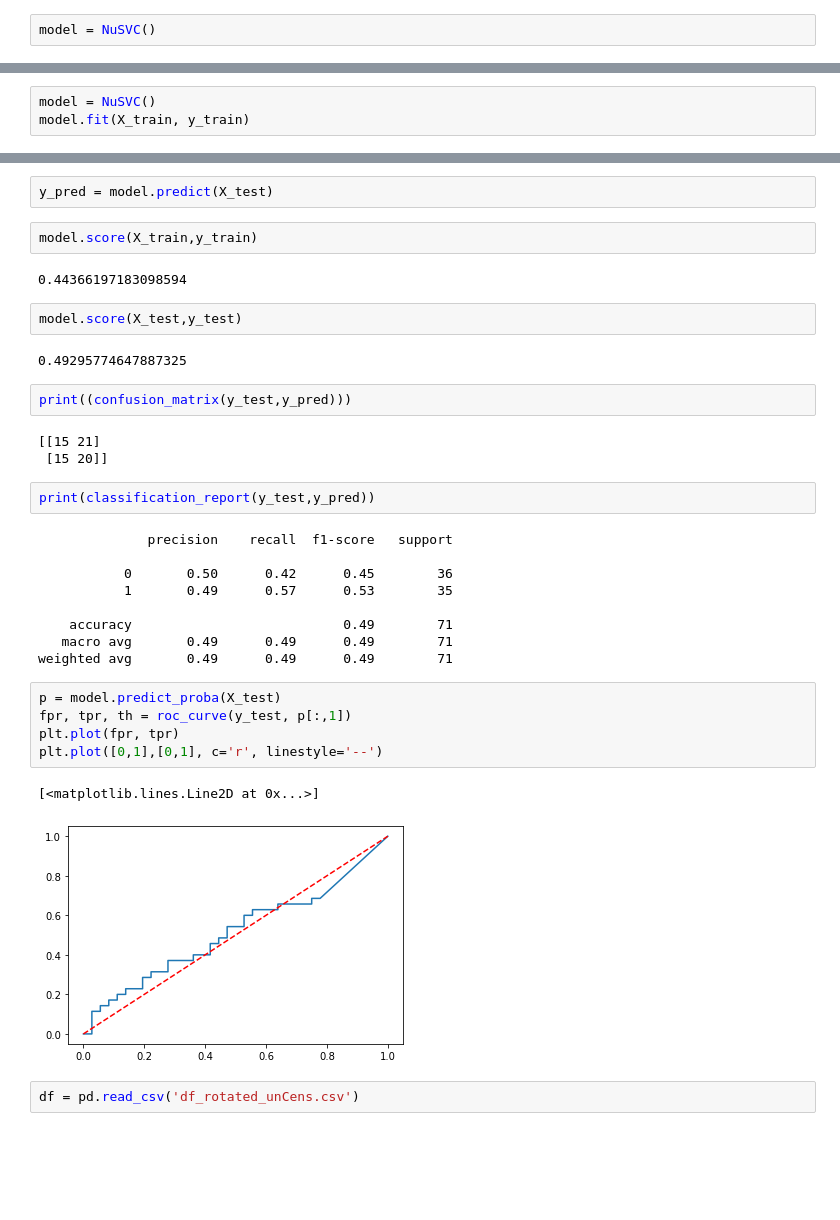
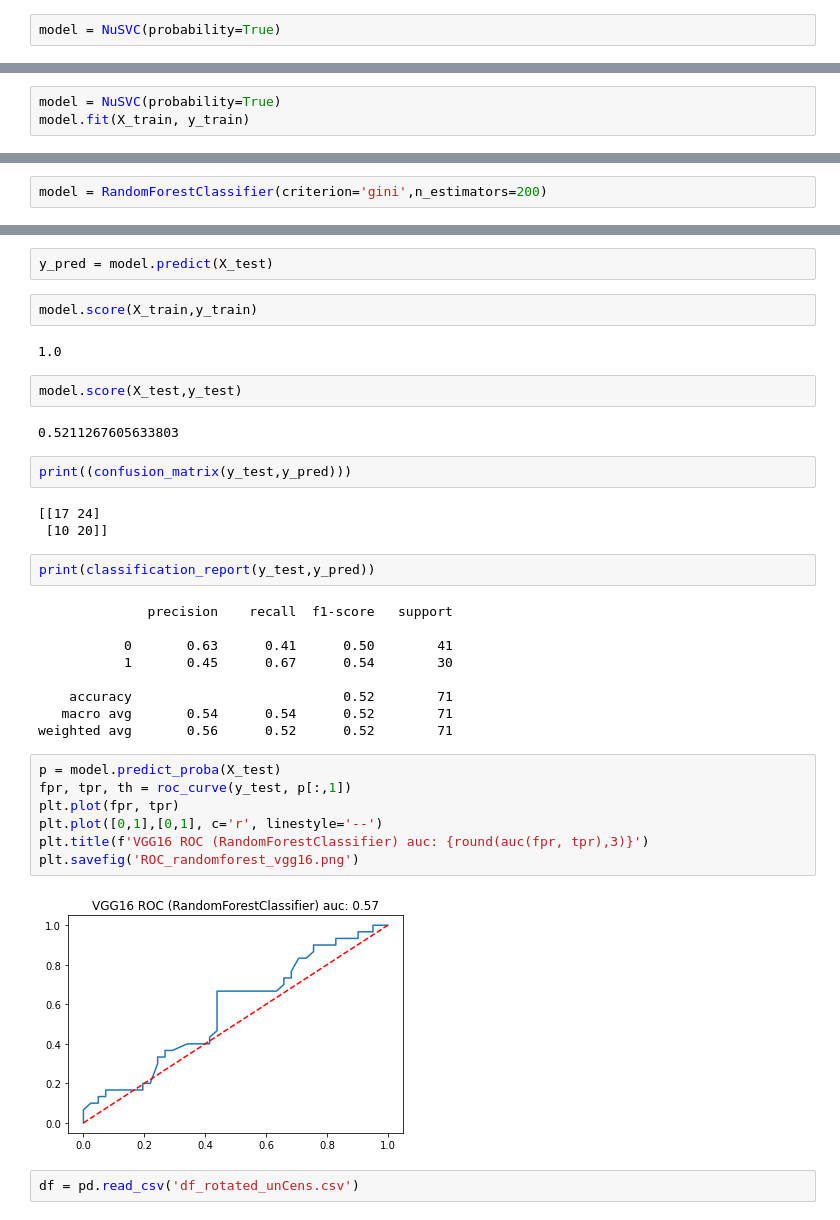
Before and after one commit to GerardDD/PR_Final_PeriapicalRadiography_Classification, a Jupyter notebook: Modelo/Model_creation.ipynb, the cells around one changed output, grey strips where cells are left out. Saved outputs shown, nothing was run; the diff lists cells and outputs as text; blank space fills up the shorter version.

Commit message:
created model_dataframe image, and ROC curves

```diff
--- a/Modelo/Model_creation.ipynb
+++ b/Modelo/Model_creation.ipynb
@@ -78,7 +78,7 @@ GaussianNB                         0.62               0.63     0.63      0.61
 RandomForestClassifier             0.62               0.63     0.63      0.61        0.42
 NearestCentroid                    0.62               0.63     0.63      0.61        0.05
 # %%
-model = NuSVC()
+model = NuSVC(probability=True)
 # %%
 model.fit(X_train,y_train)
 # %% [output]
@@ -628,6 +628,6 @@ y = df_origin.Target
 # %%
 X_train, X_test, y_train, y_test = train_test_split(X,y,test_size = 0.2)
 # %%
-model = NuSVC()
+model = NuSVC(probability=True)
 model.fit(X_train, y_train)
 # %% [output]
@@ -885,3 +883,5 @@ model = NuSVC(probability=True)
+# %%
+model = RandomForestClassifier(criterion='gini',n_estimators=200)
 # %%
 model.fit(X_train, y_train)
 # %% [output]
@@ -895,35 +895,36 @@ y_pred = model.predict(X_test)
 # %%
 model.score(X_train,y_train)
 # %% [output]
-0.44366197183098594
+1.0
 # %%
 model.score(X_test,y_test)
 # %% [output]
-0.49295774647887325
+0.5211267605633803
 # %%
 print((confusion_matrix(y_test,y_pred)))
 # %% [output]
-[[15 21]
- [15 20]]
+[[17 24]
+ [10 20]]
 # %%
 print(classification_report(y_test,y_pred))
 # %% [output]
               precision    recall  f1-score   support
 
-           0       0.50      0.42      0.45        36
-           1       0.49      0.57      0.53        35
+           0       0.63      0.41      0.50        41
+           1       0.45      0.67      0.54        30
 
-    accuracy                           0.49        71
-   macro avg       0.49      0.49      0.49        71
-weighted avg       0.49      0.49      0.49        71
+    accuracy                           0.52        71
+   macro avg       0.54      0.54      0.52        71
+weighted avg       0.56      0.52      0.52        71
 # %%
 p = model.predict_proba(X_test)
 fpr, tpr, th = roc_curve(y_test, p[:,1])
 plt.plot(fpr, tpr)
 plt.plot([0,1],[0,1], c='r', linestyle='--')
+plt.title(f'VGG16 ROC (RandomForestClassifier) auc: {round(auc(fpr, tpr),3)}')
+plt.savefig('ROC_randomforest_vgg16.png')
 # %% [output]
-[<matplotlib.lines.Line2D at 0x...>]
-[figure, old version]
+[figure, new version]
 # %%
 df = pd.read_csv('df_rotated_unCens.csv')
 # %%
```
Also changed, not shown: parts of 89 cells of this notebook, 8 other files.
